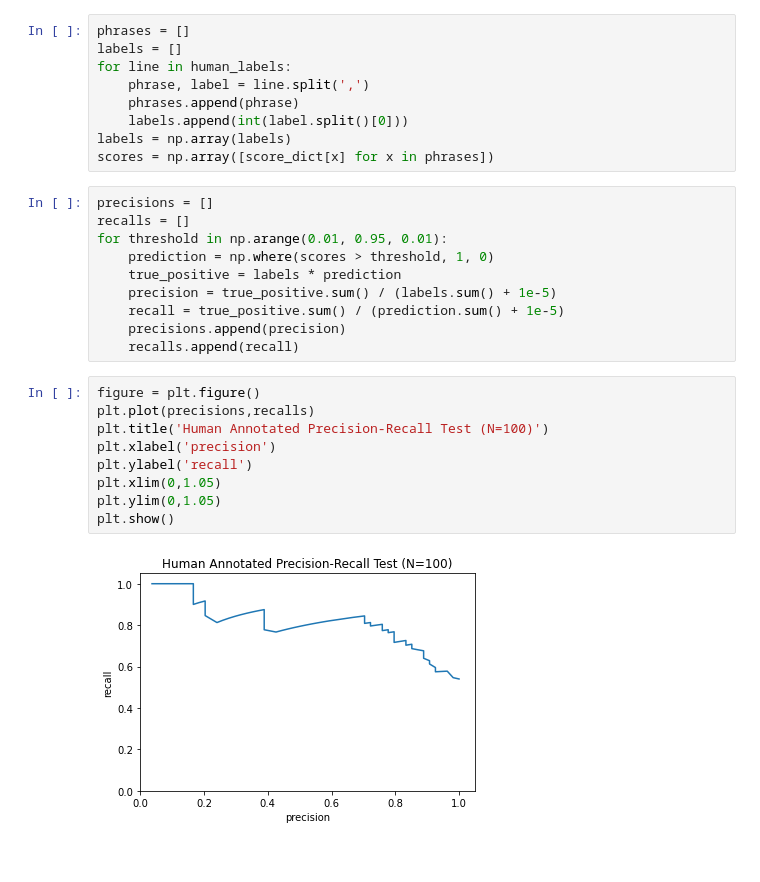
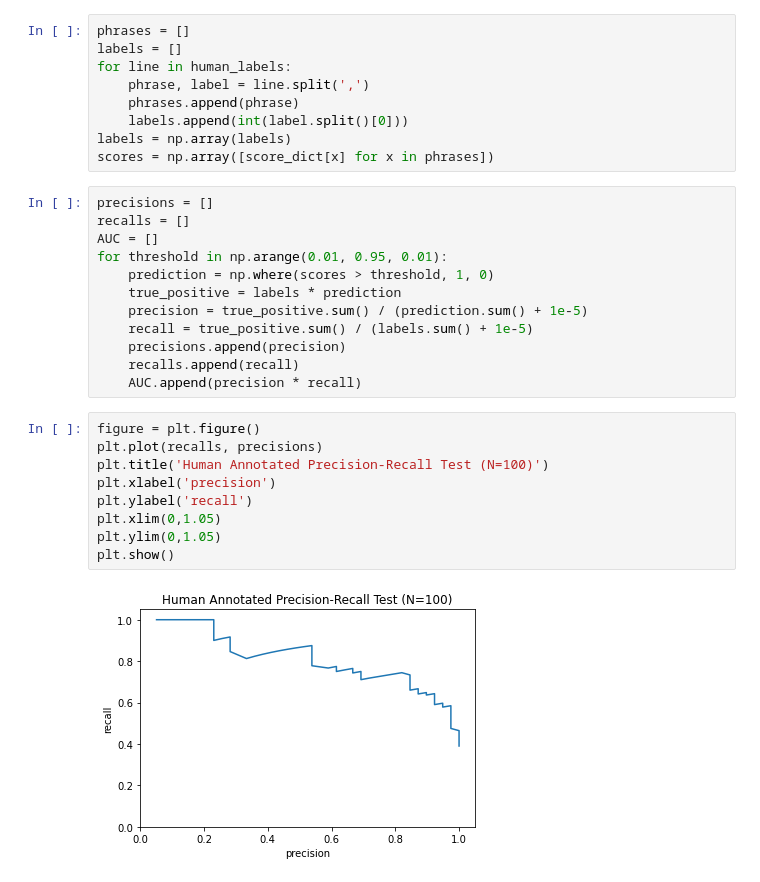
Before and after one commit to XueweiYan/DSC180A-Final, a Jupyter notebook: notebooks/EDA.ipynb, the cells around one changed output. Drawn from its saved outputs; the diff is of its cells as text.

```diff
--- a/notebooks/EDA.ipynb
+++ b/notebooks/EDA.ipynb
@@ -106,21 +106,23 @@ scores = np.array([score_dict[x] for x in phrases])
 # %%
 precisions = []
 recalls = []
+AUC = []
 for threshold in np.arange(0.01, 0.95, 0.01):
     prediction = np.where(scores > threshold, 1, 0)
     true_positive = labels * prediction
-    precision = true_positive.sum() / (labels.sum() + 1e-5)
-    recall = true_positive.sum() / (prediction.sum() + 1e-5)
+    precision = true_positive.sum() / (prediction.sum() + 1e-5)
+    recall = true_positive.sum() / (labels.sum() + 1e-5)
     precisions.append(precision)
     recalls.append(recall)
+    AUC.append(precision * recall)
 # %%
 figure = plt.figure()
-plt.plot(precisions,recalls)
+plt.plot(recalls, precisions)
 plt.title('Human Annotated Precision-Recall Test (N=100)')
 plt.xlabel('precision')
 plt.ylabel('recall')
 plt.xlim(0,1.05)
 plt.ylim(0,1.05)
 plt.show()
 # %% [output]
-[figure, old version]
+[figure, new version]
```
Also changed, not shown: parts of 1 cell of this notebook, 1 other file.
